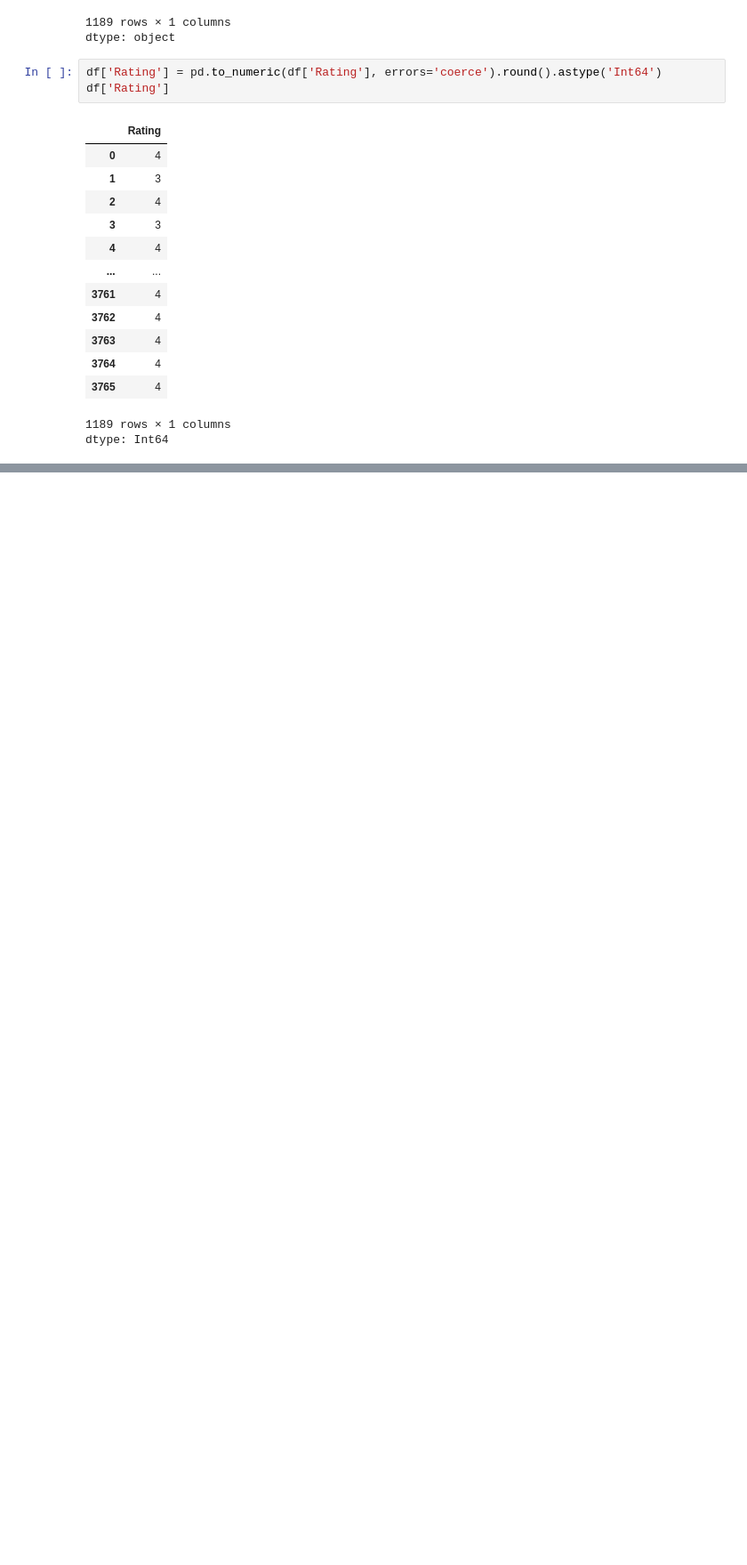
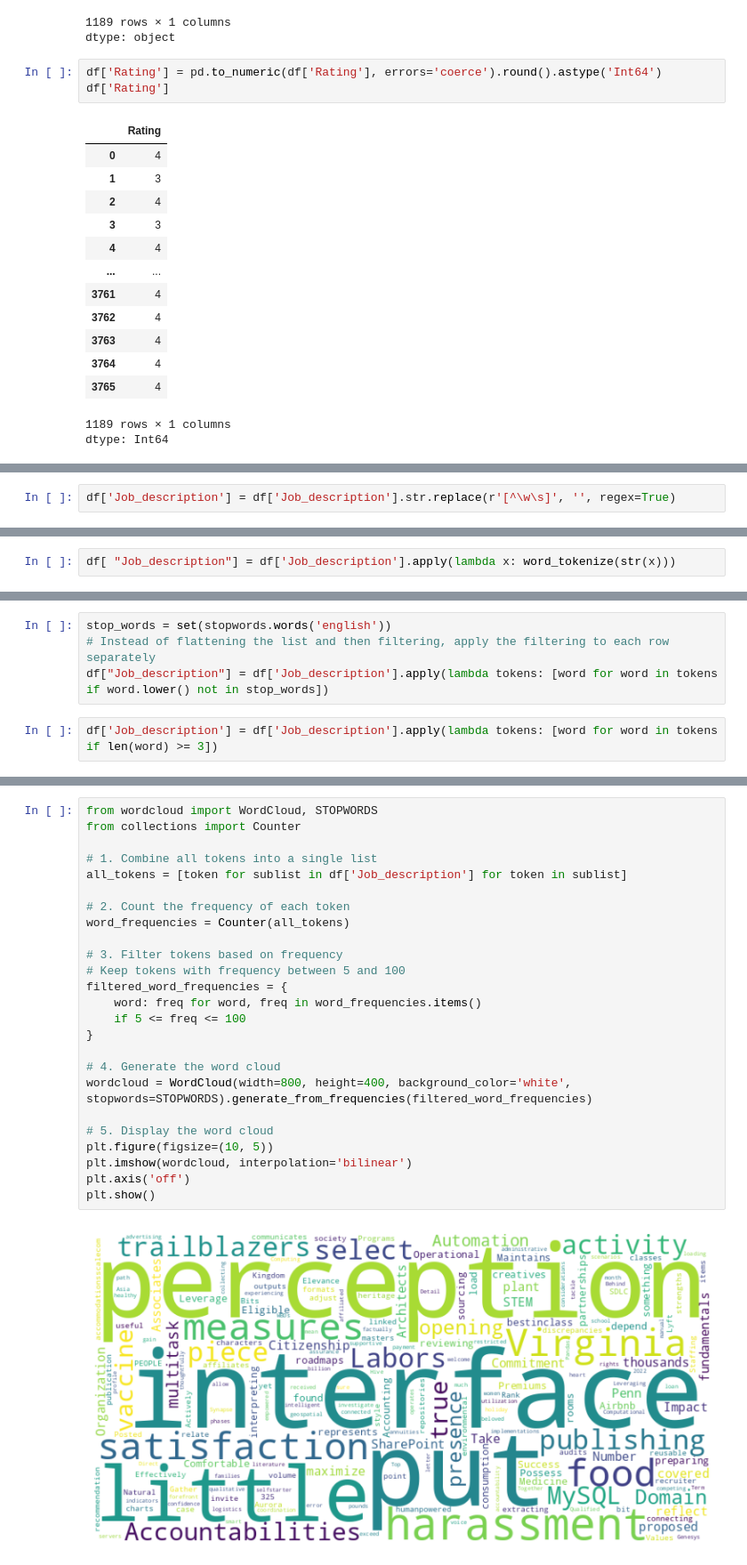
Before and after one commit to zeerau/TDI_Projects, a Jupyter notebook: Data Cleaning/wekk10/data_cleaning.ipynb, the cells around one changed output, grey strips where cells are left out. Shown: that part at 89% size. Saved outputs shown, nothing was run; the diff lists cells and outputs as text; blank space fills up the shorter version.

```diff
--- a/Data Cleaning/wekk10/data_cleaning.ipynb
+++ b/Data Cleaning/wekk10/data_cleaning.ipynb
@@ -363,0 +359,2 @@ dtype: Int64
+# %%
+df['Job_description'] = df['Job_description'].str.replace(r'[^\w\s]', '', regex=True)
@@ -363,0 +364,2 @@ dtype: Int64
+# %%
+df[ "Job_description"] = df['Job_description'].apply(lambda x: word_tokenize(str(x)))
@@ -363,0 +399,6 @@ dtype: Int64
+# %%
+stop_words = set(stopwords.words('english'))
+# Instead of flattening the list and then filtering, apply the filtering to each row separately
+df["Job_description"] = df['Job_description'].apply(lambda tokens: [word for word in tokens if word.lower() not in stop_words])
+# %%
+df['Job_description'] = df['Job_description'].apply(lambda tokens: [word for word in tokens if len(word) >= 3])
@@ -363,0 +422,27 @@ dtype: Int64
+# %%
+from wordcloud import WordCloud, STOPWORDS
+from collections import Counter
+
+# 1. Combine all tokens into a single list
+all_tokens = [token for sublist in df['Job_description'] for token in sublist]
+
+# 2. Count the frequency of each token
+word_frequencies = Counter(all_tokens)
+
+# 3. Filter tokens based on frequency
+# Keep tokens with frequency between 5 and 100
+filtered_word_frequencies = {
+    word: freq for word, freq in word_frequencies.items()
+    if 5 <= freq <= 100
+}
+
+# 4. Generate the word cloud
+wordcloud = WordCloud(width=800, height=400, background_color='white', stopwords=STOPWORDS).generate_from_frequencies(filtered_word_frequencies)
+
+# 5. Display the word cloud
+plt.figure(figsize=(10, 5))
+plt.imshow(wordcloud, interpolation='bilinear')
+plt.axis('off')
+plt.show()
+# %% [output]
+[figure, added]
```
Also changed, not shown: parts of 10 cells of this notebook.
